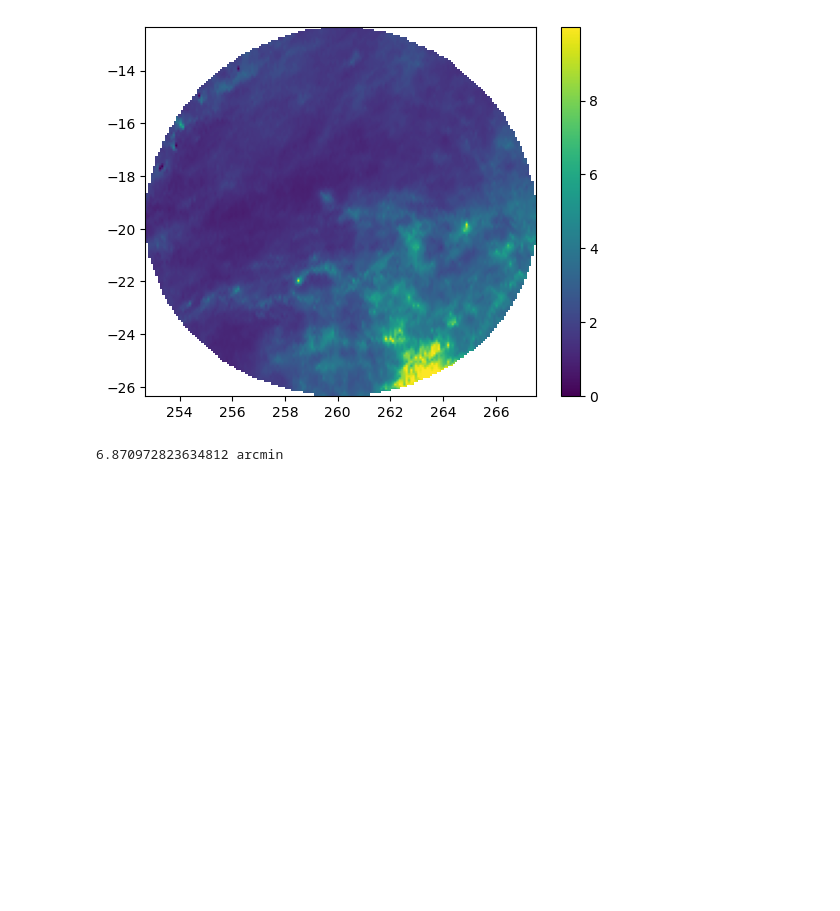
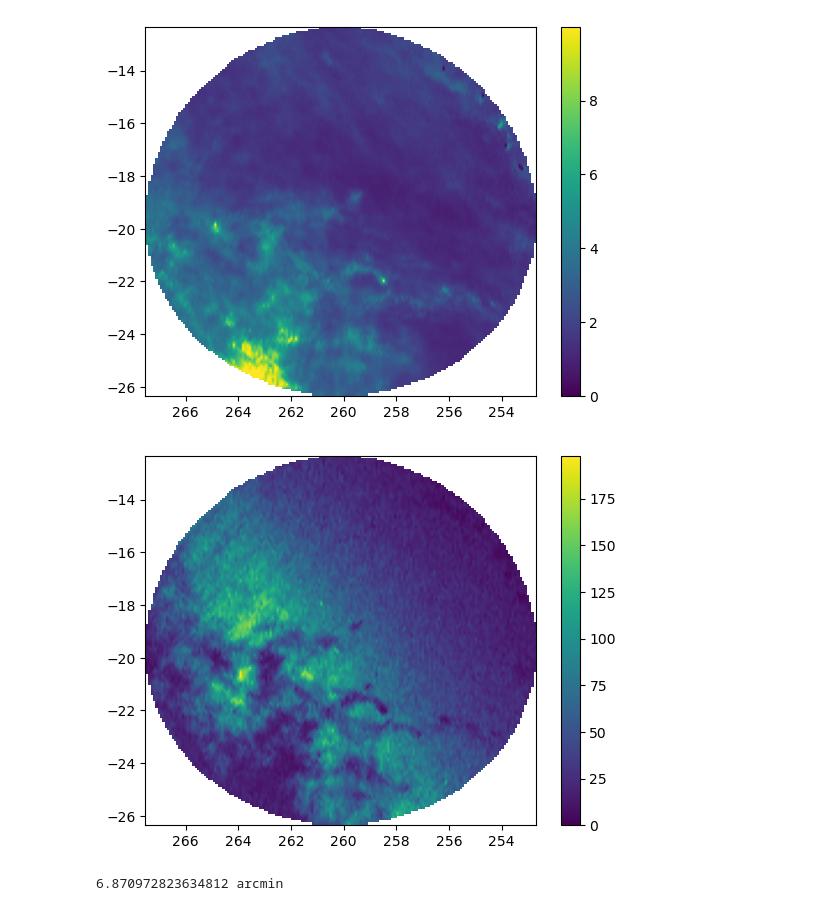
Before and after one commit to AstroTaffer/MEN-681301-OAM, a Jupyter notebook: Gimalieva_healpix.ipynb, the cells around one changed output. Cells and saved outputs as stored; diff of their text form; code cells hidden in the pictures; blank space fills up the shorter version.

```diff
--- a/Gimalieva_healpix.ipynb
+++ b/Gimalieva_healpix.ipynb
@@ -6,6 +6,7 @@ import astropy.units as u
 import numpy as np
 from astropy_healpix import HEALPix
 from scipy.interpolate import griddata
+from astroquery.gaia import Gaia
 
 def nside_to_pixel_area(nside):
     nside = np.asanyarray(nside, dtype=np.int64)
@@ -17,10 +18,11 @@ def nside_to_pixel_resolution(nside):
     nside = np.asanyarray(nside, dtype=np.int64)
     return (nside_to_pixel_area(nside) ** 0.5).to(u.arcmin)
 
-def av_map(ra, dec, radius, level, A0, HPId):
+def av_map(ra, dec, radius, level, A0, HPId, TrNum):
     coord = SkyCoord(ra*u.deg, dec*u.deg, frame='icrs')
     hp = HEALPix(nside=2**level, order='nested', frame='icrs')
-    search=hp.cone_search_skycoord(coord, radius)
+    search = hp.cone_search_skycoord(coord, radius)
+    tracers = TrNum[np.isin(HPId,search)]
     ext = A0[np.isin(HPId, search)]
     common = HPId[np.isin(HPId, search)]
     cd = hp.healpix_to_skycoord(common)
@@ -28,24 +30,33 @@ def av_map(ra, dec, radius, level, A0, HPId):
     dec = np.unique(cd.dec.value)
     X, Y = np.meshgrid(ra, dec)
     beta = griddata(np.transpose(np.array([cd.ra.value, cd.dec.value])), np.array(ext), (X, Y))
+    zi = griddata((cd.ra.value,cd.dec.value),np.array(tracers) , (X, Y))
     im = plt.imshow(beta, cmap=plt.cm.viridis, aspect='equal', extent=[X.min(), X.max(), Y.min(), Y.max()],
                      origin='lower')
+    plt.gca().invert_xaxis()
     plt.colorbar(im)
     plt.show()
+    im2 = plt.imshow(zi, cmap=plt.cm.viridis, aspect='equal', extent=[X.min(), X.max(), Y.min(), Y.max()],
+                     origin='lower')
+    plt.gca().invert_xaxis()
+    plt.colorbar(im2)
+    plt.show()
 # %%
 data = np.load('I_355_tgextmap.npz')
 HPId = data['HPId']
 A0 = data['A0']
+TrNum = data['Ntracers']
 level = 9
 
 ra = 260.10740722
 dec = -19.3523078
 radius = 7*u.deg
 
-av_map(ra, dec, radius, level, A0, HPId)
+av_map(ra, dec, radius, level, A0, HPId, TrNum)
 
 f=nside_to_pixel_resolution(2**level)
 print(f)
 # %% [output]
-[figure, old version]
+[figure, new version]
+[figure, added]
 6.870972823634812 arcmin
```
